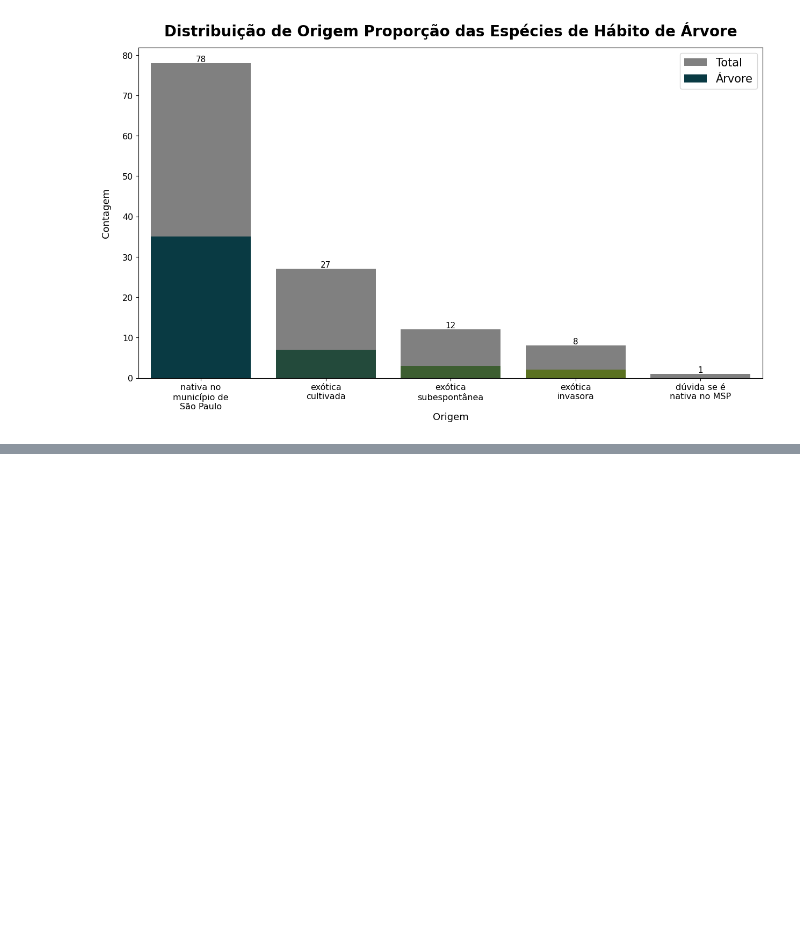
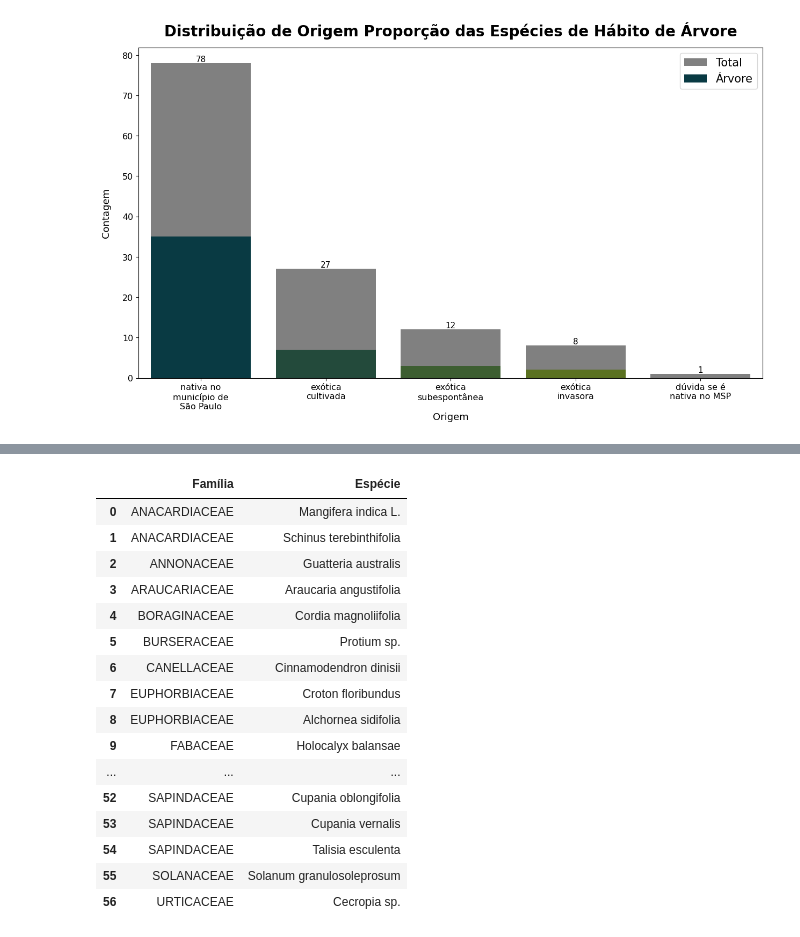
Before and after one commit to Batovs/Parque-Lajeado_Analise-Flora, a Jupyter notebook: Análise_Flora_Parque_Lajeado.ipynb, the cells around one changed output, grey strips where cells are left out. Drawn from its saved outputs; the diff is of its cells as text; code cells hidden in the pictures; blank space fills up the shorter version.

```diff
--- a/Análise_Flora_Parque_Lajeado.ipynb
+++ b/Análise_Flora_Parque_Lajeado.ipynb
@@ -259,0 +332,23 @@ plt.show()
+# %%
+#dados familias mais representativas
+url_repr = 'https://raw.githubusercontent.com/Batovs/Parque-Lajeado_Analise-Flora/main/Familias_repr.csv'
+df_repr = pd.read_csv(url_repr,sep=',')
+df_repr
+# %% [output]
+|  | Família | Espécie |
+| 0 | ANACARDIACEAE | Mangifera indica L. |
+| 1 | ANACARDIACEAE | Schinus terebinthifolia |
+| 2 | ANNONACEAE | Guatteria australis |
+| 3 | ARAUCARIACEAE | Araucaria angustifolia |
+| 4 | BORAGINACEAE | Cordia magnoliifolia |
+| 5 | BURSERACEAE | Protium sp. |
+| 6 | CANELLACEAE | Cinnamodendron dinisii |
+| 7 | EUPHORBIACEAE | Croton floribundus |
+| 8 | EUPHORBIACEAE | Alchornea sidifolia |
+| 9 | FABACEAE | Holocalyx balansae |
+| ... | ... | ... |
+| 52 | SAPINDACEAE | Cupania oblongifolia |
+| 53 | SAPINDACEAE | Cupania vernalis |
+| 54 | SAPINDACEAE | Talisia esculenta |
+| 55 | SOLANACEAE | Solanum granulosoleprosum |
+| 56 | URTICACEAE | Cecropia sp. |
```
Also changed, not shown: parts of 6 cells of this notebook.
